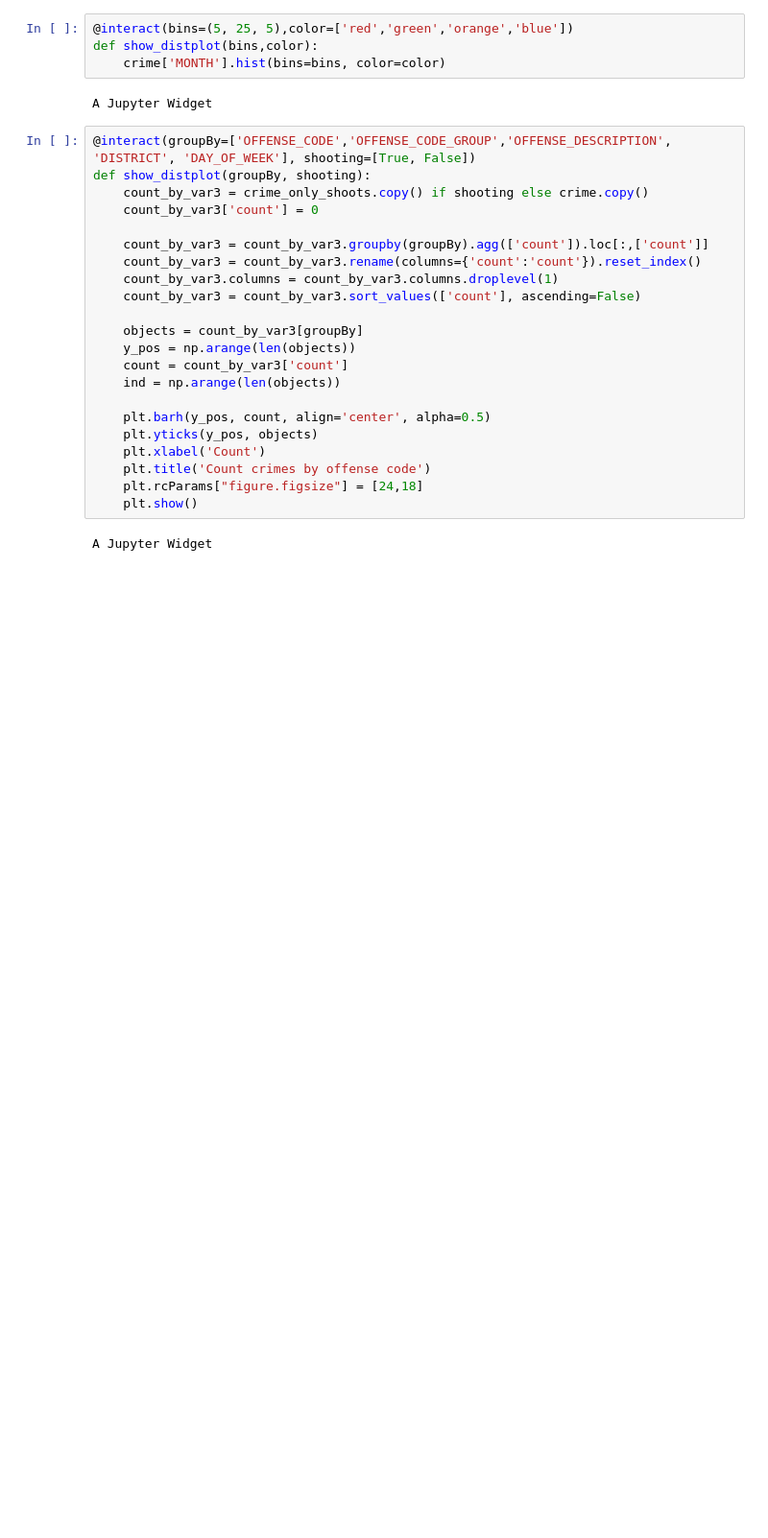
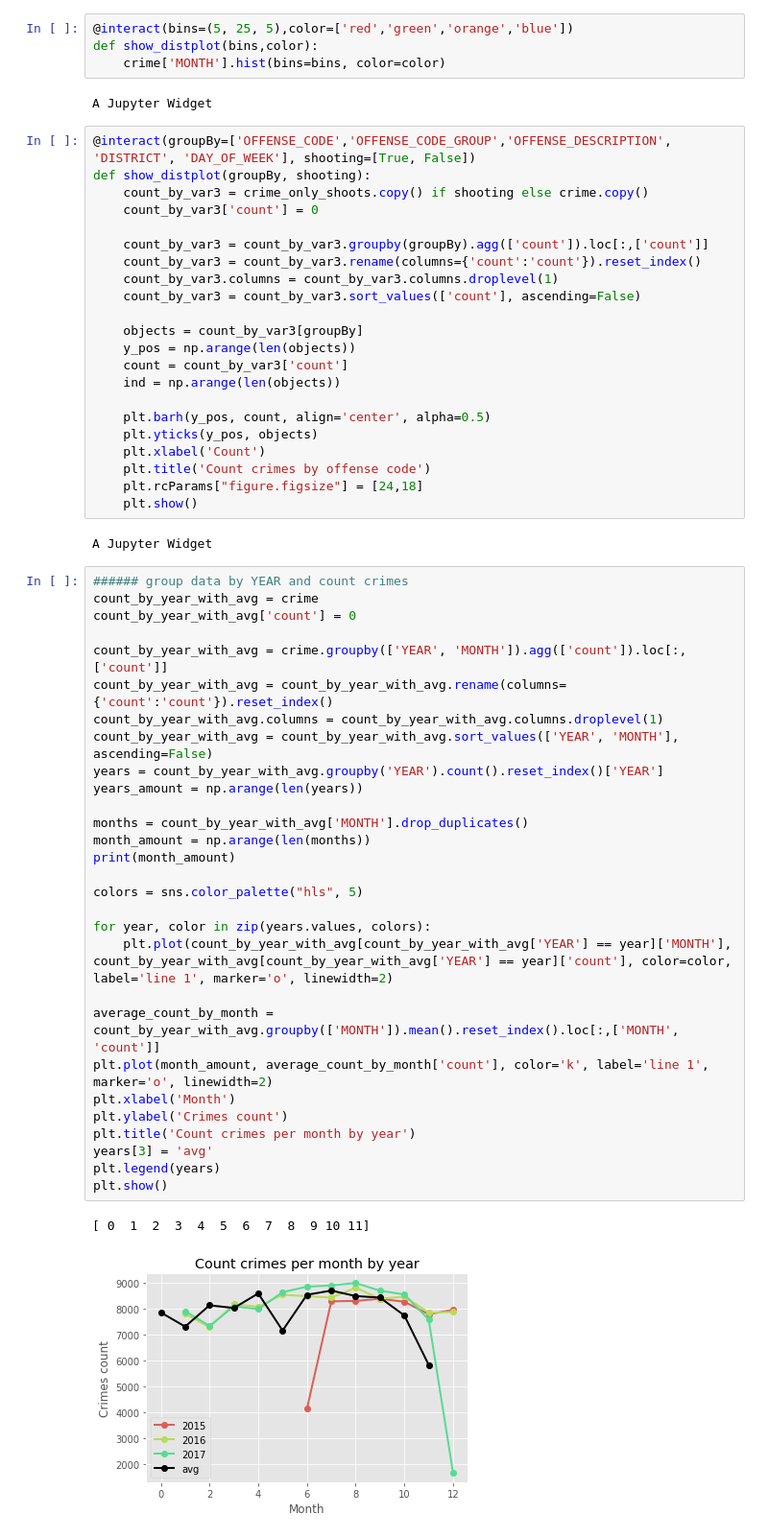
Before and after one commit to bintoll/VA-Lab-project, a Jupyter notebook: Untitled.ipynb, the cells around one changed output. Shown at 96% size. Cells and saved outputs as stored; diff of their text form; blank space fills up the shorter version.

```diff
--- a/Untitled.ipynb
+++ b/Untitled.ipynb
@@ -558,3 +572,35 @@ def show_distplot(groupBy, shooting):
     plt.show()
 # %% [output]
 A Jupyter Widget
+# %%
+###### group data by YEAR and count crimes
+count_by_year_with_avg = crime
+count_by_year_with_avg['count'] = 0
+
+count_by_year_with_avg = crime.groupby(['YEAR', 'MONTH']).agg(['count']).loc[:,['count']]
+count_by_year_with_avg = count_by_year_with_avg.rename(columns={'count':'count'}).reset_index()
+count_by_year_with_avg.columns = count_by_year_with_avg.columns.droplevel(1)
+count_by_year_with_avg = count_by_year_with_avg.sort_values(['YEAR', 'MONTH'], ascending=False)
+years = count_by_year_with_avg.groupby('YEAR').count().reset_index()['YEAR']
+years_amount = np.arange(len(years))
+
+months = count_by_year_with_avg['MONTH'].drop_duplicates()
+month_amount = np.arange(len(months))
+print(month_amount)
+
+colors = sns.color_palette("hls", 5)
+
+for year, color in zip(years.values, colors):
+    plt.plot(count_by_year_with_avg[count_by_year_with_avg['YEAR'] == year]['MONTH'], count_by_year_with_avg[count_by_year_with_avg['YEAR'] == year]['count'], color=color, label='line 1', marker='o', linewidth=2)
+
+average_count_by_month = count_by_year_with_avg.groupby(['MONTH']).mean().reset_index().loc[:,['MONTH', 'count']]
+plt.plot(month_amount, average_count_by_month['count'], color='k', label='line 1', marker='o', linewidth=2)
+plt.xlabel('Month')
+plt.ylabel('Crimes count')
+plt.title('Count crimes per month by year')
+years[3] = 'avg'
+plt.legend(years)
+plt.show()
+# %% [output]
+[ 0  1  2  3  4  5  6  7  8  9 10 11]
+[figure, added]
```
Also changed, not shown: parts of 9 cells of this notebook.
